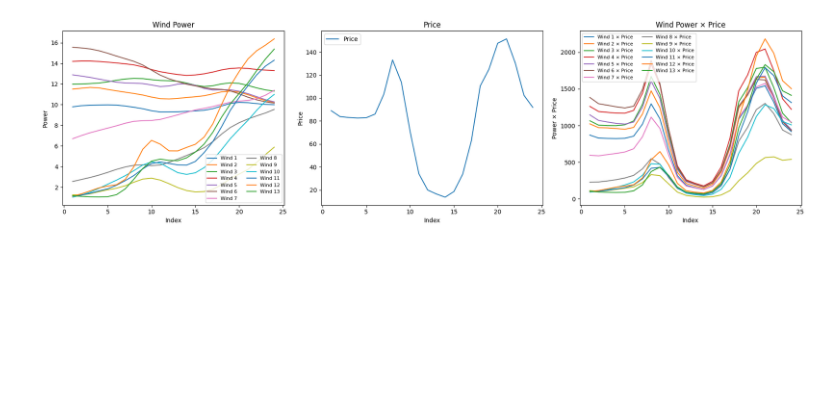
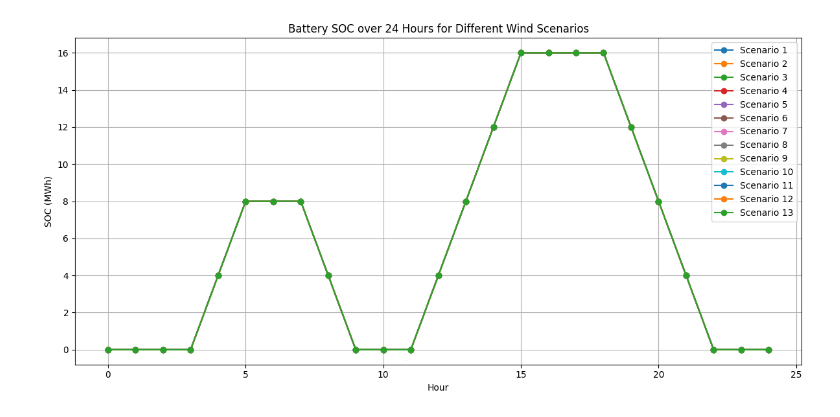
Before and after one commit to jianghongquantum/quantum_hack, a Jupyter notebook: funs/classical_opt.ipynb, the cells around one changed output. Cells and saved outputs as stored; diff of their text form; code cells hidden in the pictures; blank space fills up the shorter version.

```diff
--- a/funs/classical_opt.ipynb
+++ b/funs/classical_opt.ipynb
@@ -1,49 +1,84 @@
 # %%
+import pulp
 import pandas as pd
 import matplotlib.pyplot as plt
 
-# da
 # =====================
-# Load CSV file
+# Load input data
 # =====================
-df = pd.read_csv("input_data.csv")  # change to your filename
+df = pd.read_csv("input_data.csv")
 
-x = df.iloc[:, 0]  # index / time
-wind = df.iloc[:, 1:14]  # wind power (columns 2–14)
-price = df.iloc[:, 14]  # price (column 15)
+T = range(24)  # Time horizon: 24 hours (0–23)
+num_scenarios = 13  # Number of wind scenarios
+
+price = df["price"]
+
+# Store results for all scenarios
+results = {}
 
 # =====================
-# Create horizontal subplots
+# Loop over scenarios
 # =====================
-fig, axes = plt.subplots(1, 3, figsize=(18, 5), sharex=True)
+for s in range(num_scenarios):
+    wind = df[f"scenario_{s + 1}"]
 
-# ---- Plot 1: Wind power ----
-for i in range(wind.shape[1]):
-    axes[0].plot(x, wind.iloc[:, i], label=f"Wind {i + 1}")
+    # Optimization model
+    model = pulp.LpProblem(f"Battery_Wind_Scenario_{s + 1}", pulp.LpMaximize)
 
-axes[0].set_title("Wind Power")
-axes[0].set_xlabel("Index")
-axes[0].set_ylabel("Power")
-axes[0].legend(fontsize=8, ncol=2)
+    # Decision variables
+    c = pulp.LpVariable.dicts("charge", T, lowBound=0)  # Charging power
+    d = pulp.LpVariable.dicts("discharge", T, lowBound=0)  # Discharging power
+    soc = pulp.LpVariable.dicts("soc", range(25), lowBound=0, upBound=16)
+    y = pulp.LpVariable.dicts("mode", T, cat="Binary")  # 0: charge, 1: discharge
 
-# ---- Plot 2: Price ----
-axes[1].plot(x, price, label="Price")
+    # =====================
+    # Objective function
+    # =====================
+    model += pulp.lpSum(price[t] * (d[t] + wind[t] - c[t]) for t in T)
 
-axes[1].set_title("Price")
-axes[1].set_xlabel("Index")
-axes[1].set_ylabel("Price")
-axes[1].legend()
+    # =====================
+    # SOC constraints
+    # =====================
+    model += soc[0] == 0
+    model += soc[24] == 0
 
-# ---- Plot 3: Wind power × price ----
-for i in range(wind.shape[1]):
-    axes[2].plot(x, wind.iloc[:, i] * price, label=f"Wind {i + 1} × Price")
+    for t in T:
+        model += soc[t + 1] == soc[t] + 0.8 * c[t] - d[t]
+        model += c[t] <= 5 * (1 - y[t])  # Charging limit
+        model += d[t] <= 4 * y[t]  # Discharging limit
 
-axes[2].set_title("Wind Power × Price")
-axes[2].set_xlabel("Index")
-axes[2].set_ylabel("Power × Price")
-axes[2].legend(fontsize=8, ncol=2)
+    # Battery cycle constraint
+    model += pulp.lpSum(d[t] for t in T) <= 32
 
+    # =====================
+    # Solve (quiet mode)
+    # =====================
+    solver = pulp.PULP_CBC_CMD(msg=False)
+    model.solve(solver)
+
+    # =====================
+    # Store results
+    # =====================
+    results[s] = {
+        "SOC": [soc[t].varValue for t in range(25)],
+        "charge": [c[t].varValue for t in T],
+        "discharge": [d[t].varValue for t in T],
+    }
+
+# =====================
+# Plot SOC comparison
+# =====================
+plt.figure(figsize=(12, 6))
+
+for s in range(num_scenarios):
+    plt.plot(range(25), results[s]["SOC"], marker="o", label=f"Scenario {s + 1}")
+
+plt.xlabel("Hour")
+plt.ylabel("SOC (MWh)")
+plt.title("Battery SOC over 24 Hours for Different Wind Scenarios")
+plt.grid(True)
+plt.legend()
 plt.tight_layout()
 plt.show()
 # %% [output]
-[figure, old version]
+[figure, new version]
```
Also changed, not shown: 2 other files.
